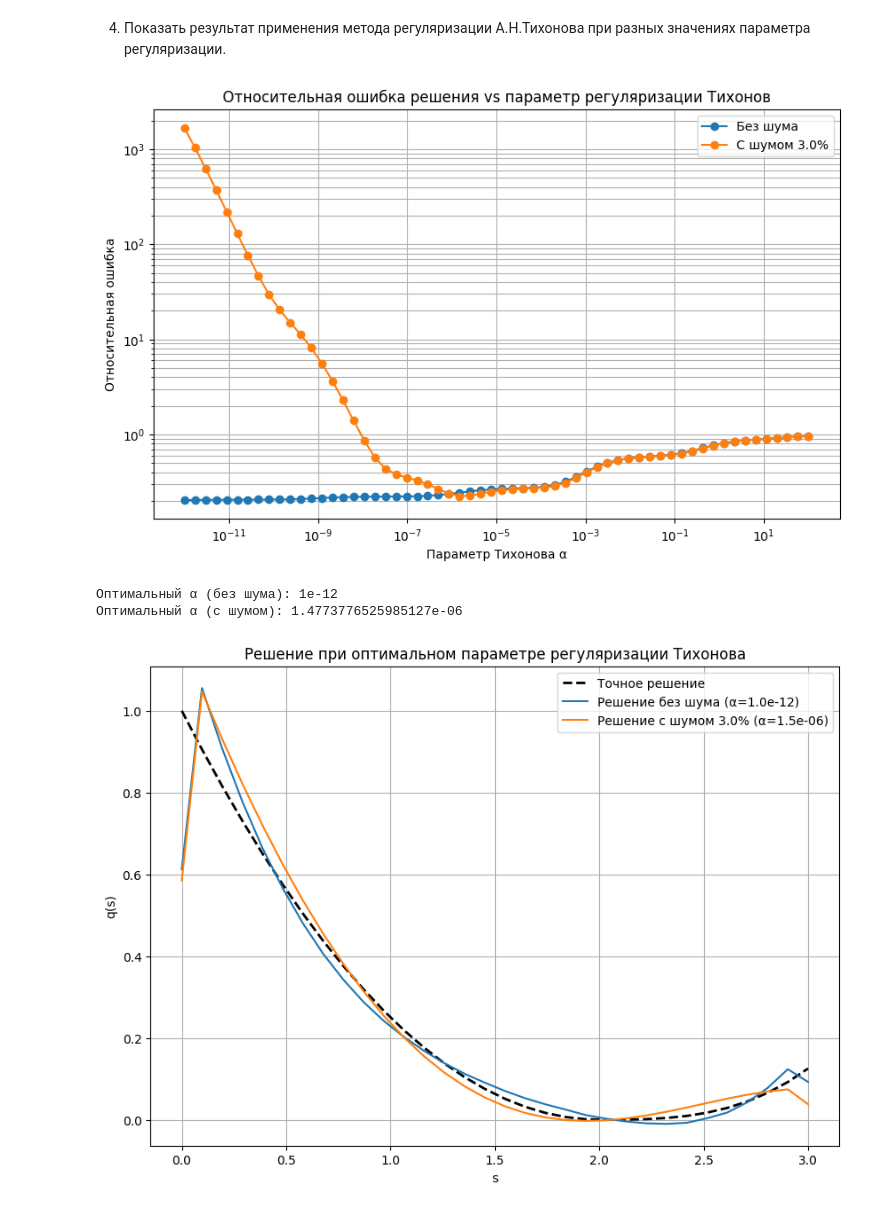
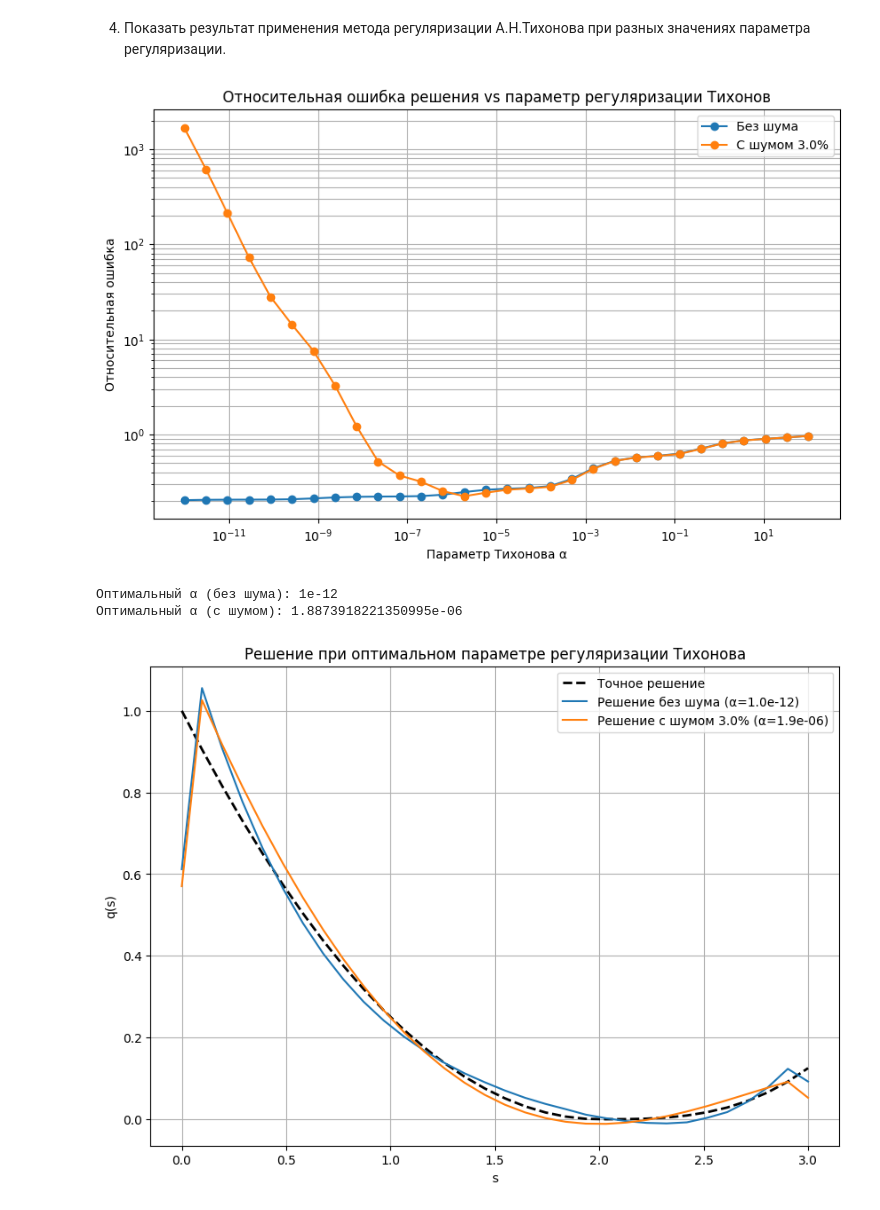
Before and after one commit to 19Eliza/NumericalMethods, a Jupyter notebook: FredholmEquation/main.ipynb, the cells around one changed output. Cells and saved outputs as stored; diff of their text form; code cells hidden in the pictures.

```diff
--- a/FredholmEquation/main.ipynb
+++ b/FredholmEquation/main.ipynb
@@ -108,7 +108,7 @@ plt.ylabel("relative error")
 plt.show()
 
 
-N_plot = [8]
+N_plot = [32]
 plt.figure(figsize=(10, 7))
 for N in N_plot:
     s_grid, qN = solutions[N]
@@ -234,7 +234,7 @@ N,      error,  cond
 2. Исследовать зависимость численного решения при добавлении шума в данные (рассмотреть уровни шума 0.5, 1, 3 процента) (при фиксированном количестве узлов сетки).
 # %%
 
-N_noise = 128
+N_noise = 32
 
 noise_levels = [0.005, 0.01, 0.03]  # 0.5%, 1%, 3%
 
@@ -383,6 +383,7 @@ Noise 3.0%: rcond = 3.857e-04, error = 2.755e-01
 4. Показать результат применения метода регуляризации А.Н.Тихонова  при разных значениях параметра регуляризации.
 # %%
 N_tikh = 32
+
 s_grid, w = build_weights(0, 3, N_tikh)
 t_grid = np.linspace(0, 1, N_tikh)
 
@@ -397,7 +398,7 @@ alpha_noise = np.random.rand(N_tikh)
 f_noisy = f_exact + noise_level * alpha_noise
 
 # Список параметров регуляризации α
-alpha_list = np.logspace(-12, 2, 60)
+alpha_list = np.logspace(-12, 2, 30)
 
 errors_exact = []
 errors_noisy = []
@@ -431,7 +432,6 @@ for alpha in alpha_list:
 
 
 
-#
 plt.figure(figsize=(10,6))
 plt.loglog(alpha_list, errors_exact, '-o', label="Без шума")
 plt.loglog(alpha_list, errors_noisy, '-o', label=f"С шумом {noise_level*100:.1f}%")
@@ -442,35 +442,35 @@ plt.title("Относительная ошибка решения vs парам
 plt.legend()
 plt.show()
 
 
 # параметр регуляризации, доставляющий минимум относительной ошибке
 alpha_opt_exact = alpha_list[np.argmin(errors_exact)]
 alpha_opt_noisy = alpha_list[np.argmin(errors_noisy)]
 
 print("Оптимальный α (без шума):", alpha_opt_exact)
 print("Оптимальный α (с шумом):", alpha_opt_noisy)
 
 
 plt.figure(figsize=(10,7))
 
 plt.plot(s_grid, q_exact(s_grid), "k--", linewidth=2, label="Точное решение")
 
 plt.plot(s_grid, solutions_exact[alpha_opt_exact],
          label=f"Решение без шума (α={alpha_opt_exact:.1e})")
 
 plt.plot(s_grid, solutions_noisy[alpha_opt_noisy],
          label=f"Решение с шумом {noise_level*100:.1f}% (α={alpha_opt_noisy:.1e})")
 
 plt.xlabel("s")
 plt.ylabel("q(s)")
 plt.grid(True)
 plt.legend()
 plt.title("Решение при оптимальном параметре регуляризации Тихонова")
 
 plt.show()
 # %% [output]
-[figure, old version]
+[figure, new version]
 Оптимальный α (без шума): 1e-12
-Оптимальный α (с шумом): 1.4773776525985127e-06
+Оптимальный α (с шумом): 1.8873918221350995e-06
-[figure, old version]
+[figure, new version]
 # %% [markdown]
```
Also changed, not shown: parts of 5 cells of this notebook.
